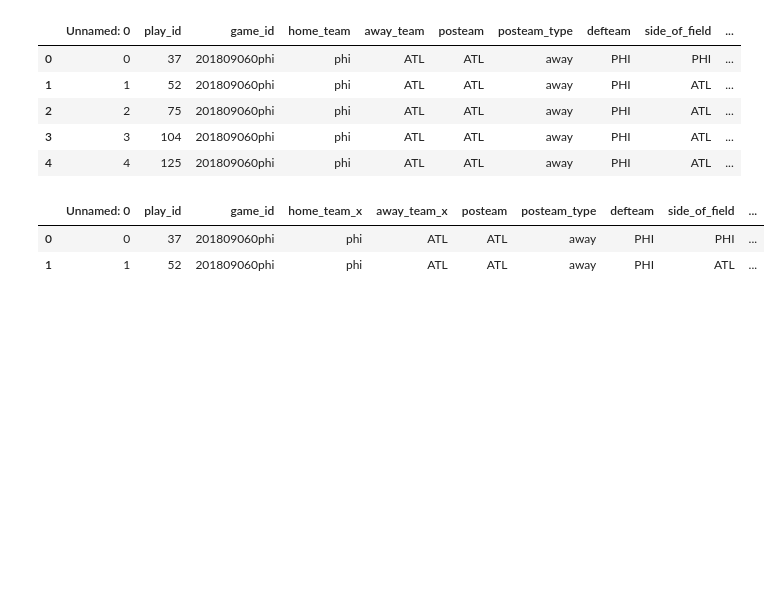
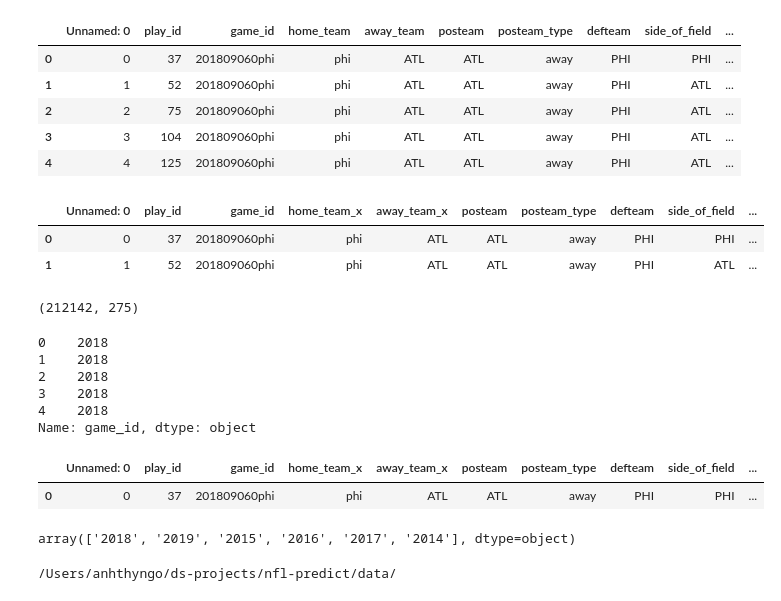
Before and after one commit to anhthyngo/nfl-predict, a Jupyter notebook: notebooks/merged_data_ant.ipynb, the cells around one changed output. Drawn from its saved outputs; the diff is of its cells as text; code cells hidden in the pictures; blank space fills up the shorter version.

```diff
--- a/notebooks/merged_data_ant.ipynb
+++ b/notebooks/merged_data_ant.ipynb
@@ -42,7 +42,7 @@ cwd = os.getcwd()
 datadir = '/'.join(cwd.split('/')) + '/data/'
 new_pbp_data = datadir + '2009-2019-play-by-play.csv.gz'
 print(pbp_data)
-new_pbp = pd.read_csv(new_pbp_data)
+new_pbp = pd.read_csv(new_pbp_data, low_memory = False)
 # %% [output]
 /Users/anhthyngo/ds-projects/nfl-predict/data/2013-2019-play-by-play.csv
 /Users/anhthyngo/ds-projects/nfl-predict/data/scraped-game-info-2014-2019.csv
@@ -146,3 +146,28 @@ merged_data.head(2)
 |  | Unnamed: 0 | play_id | game_id | home_team_x | away_team_x | posteam | posteam_type | defteam | side_of_field | ... |
 | 0 | 0 | 37 | 201809060phi | phi | ATL | ATL | away | PHI | PHI | ... |
 | 1 | 1 | 52 | 201809060phi | phi | ATL | ATL | away | PHI | ATL | ... |
+# %%
+merged_data.shape
+# %% [output]
+(212142, 275)
+# %%
+merged_data['year'] = merged_data['game_id'].astype(str).str[0:4]
+# %% [output]
+0    2018
+1    2018
+2    2018
+3    2018
+4    2018
+Name: game_id, dtype: object
+# %%
+## let's only take data since 2014.. i don't think we need that much anyways
+mask = merged_data[merged_data['year'].astype('int32') >= 2014]
+mask.head(1)
+# %% [output]
+|  | Unnamed: 0 | play_id | game_id | home_team_x | away_team_x | posteam | posteam_type | defteam | side_of_field | ... |
+| 0 | 0 | 37 | 201809060phi | phi | ATL | ATL | away | PHI | PHI | ... |
+# %%
+## sanity check
+mask['year'].unique()
+# %% [output]
+array(['2018', '2019', '2015', '2016', '2017', '2014'], dtype=object)
@@ -148,0 +177,5 @@ merged_data.head(2)
+# %%
+path = os.getcwd()+'/data/'
+print(path)
+# %% [output]
+/Users/anhthyngo/ds-projects/nfl-predict/data/
```
Also changed, not shown: parts of 2 cells of this notebook.
